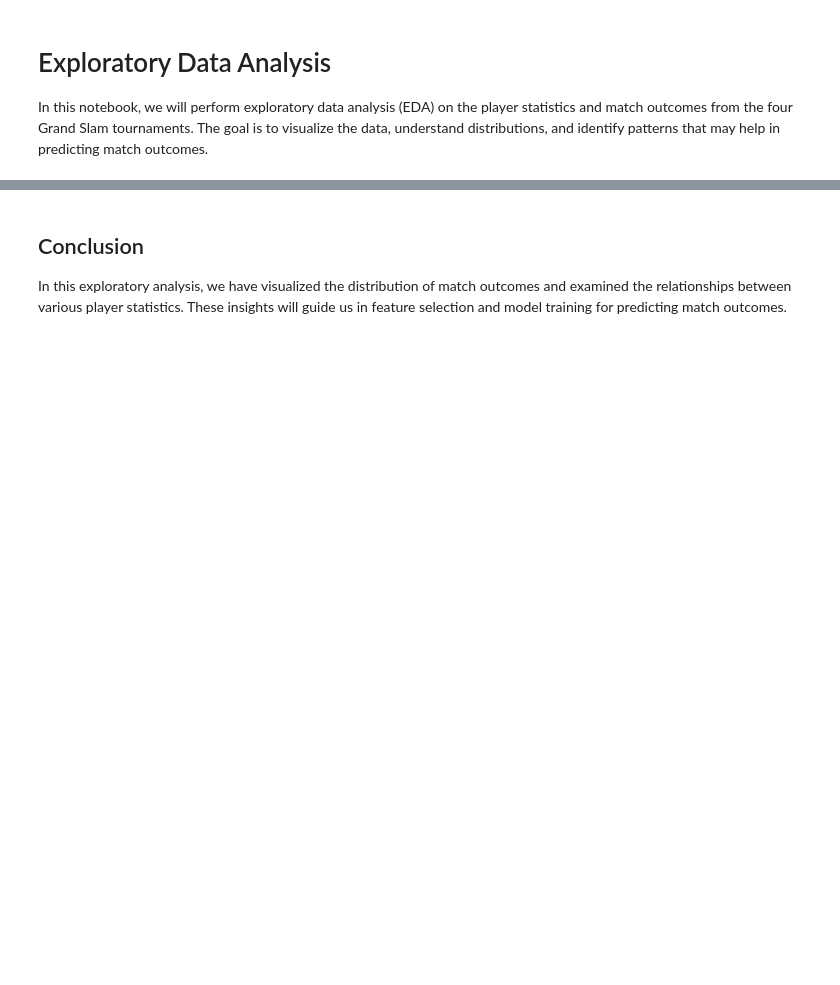
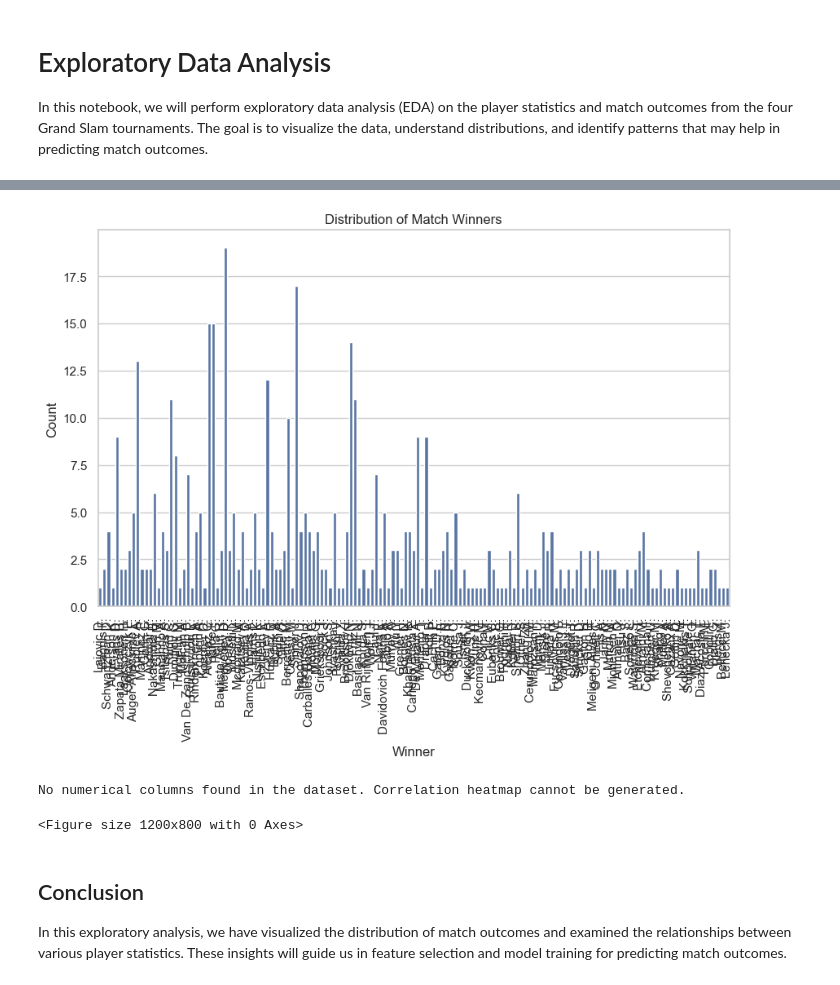
Before and after one commit to permon167/tennis-predictor, a Jupyter notebook: notebooks/exploratory_analysis.ipynb, the cells around one changed output, grey strips where cells are left out. Drawn from its saved outputs; the diff is of its cells as text; code cells hidden in the pictures; blank space fills up the shorter version.

```diff
--- a/notebooks/exploratory_analysis.ipynb
+++ b/notebooks/exploratory_analysis.ipynb
@@ -14,6 +41,6 @@ sns.set(style='whitegrid')
 # %%
 # Load the data
-raw_data_path = '../data/raw/us_open_data.csv'
+raw_data_path = '../data/processed/us_open_data.csv'
 data = pd.read_csv(raw_data_path)
 
 # Display the first few rows of the dataset
@@ -24,18 +64,35 @@ data.describe()
 # %%
-# Visualize the distribution of match outcomes
+# Visualize the distribution of match winners
 plt.figure(figsize=(10, 6))
-sns.countplot(x='match_outcome', data=data)
-plt.title('Distribution of Match Outcomes')
-plt.xlabel('Match Outcome')
+sns.countplot(x='Winner', data=data)
+plt.title('Distribution of Match Winners')
+plt.xlabel('Winner')
 plt.ylabel('Count')
+plt.xticks(rotation=90)  # Rotate x-axis labels for better readability
 plt.show()
+# %% [output]
+[figure, added]
 # %%
 # Correlation heatmap
 plt.figure(figsize=(12, 8))
-correlation_matrix = data.corr()
-sns.heatmap(correlation_matrix, annot=True, fmt='.2f', cmap='coolwarm')
-plt.title('Correlation Heatmap')
-plt.show()
+
+# Select numerical columns
+numerical_data = data.select_dtypes(include=[np.number])
+
+# Check if numerical_data is not empty
+if not numerical_data.empty:
+	# Calculate the correlation matrix
+	correlation_matrix = numerical_data.corr()
+
+	# Plot the heatmap
+	sns.heatmap(correlation_matrix, annot=True, fmt='.2f', cmap='coolwarm')
+	plt.title('Correlation Heatmap')
+	plt.show()
+else:
+	print("No numerical columns found in the dataset. Correlation heatmap cannot be generated.")
+# %% [output]
+No numerical columns found in the dataset. Correlation heatmap cannot be generated.
+<Figure size 1200x800 with 0 Axes>
 # %% [markdown]
 ## Conclusion
 
```
Also changed, not shown: parts of 3 cells of this notebook, 3 other files.
